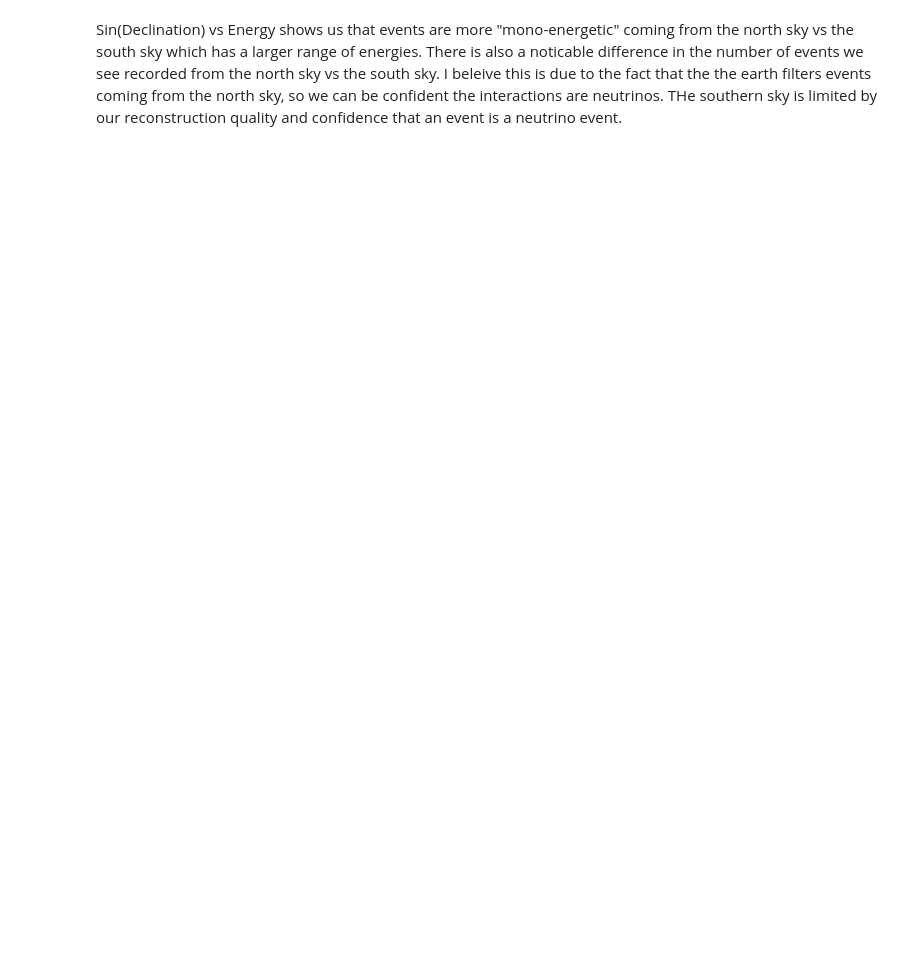
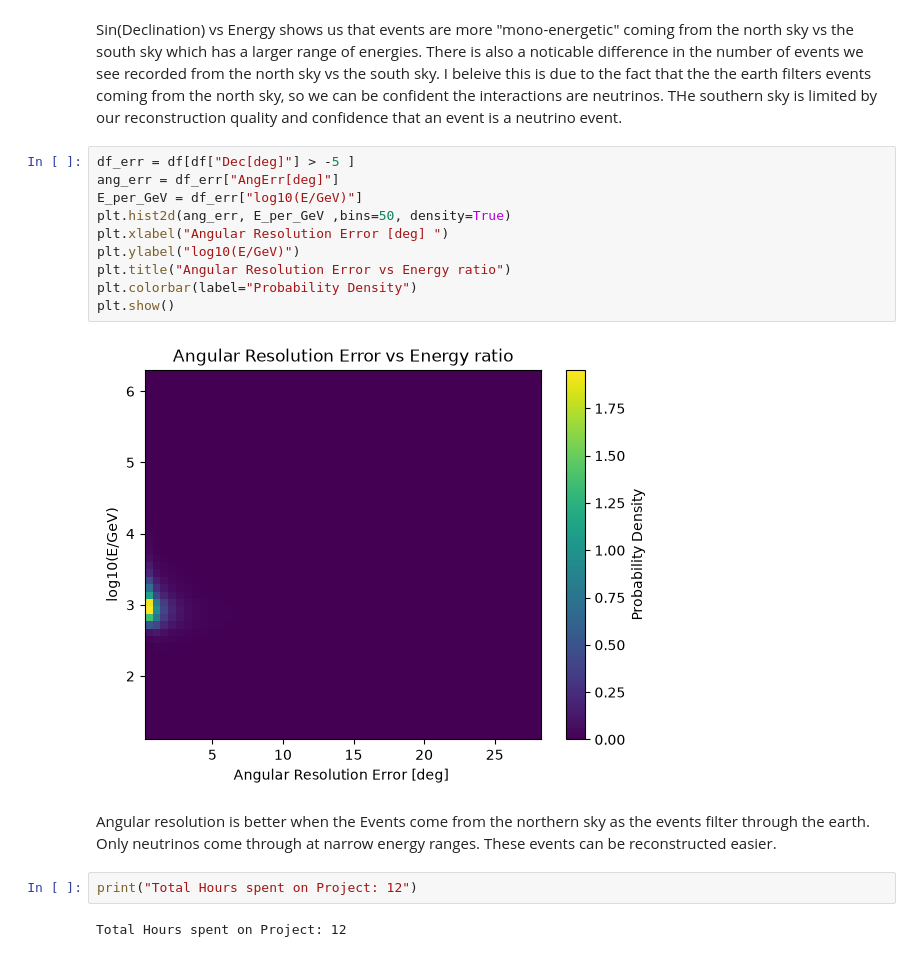
Before and after one commit to vigneshK0404/Data_Science_Projects, a Jupyter notebook: Project_1_Karthikeyan.ipynb, the cells around one changed output. Saved outputs shown, nothing was run; the diff lists cells and outputs as text; blank space fills up the shorter version.

Commit message:
Finished Project 1, Need to check results with peers

```diff
--- a/Project_1_Karthikeyan.ipynb
+++ b/Project_1_Karthikeyan.ipynb
@@ -186,2 +190,20 @@ Random Declinations: -51.542, -31.653
 # %% [markdown]
 Sin(Declination) vs Energy shows us that events are more "mono-energetic" coming from the north sky vs the south sky which has a larger range of energies. There is also a noticable difference in the number of events we see recorded from the north sky vs the south sky. I beleive this is due to the fact that the the earth filters events coming from the north sky, so we can be confident the interactions are neutrinos. THe southern sky is limited by our reconstruction quality and confidence that an event is a neutrino event.
+# %%
+df_err = df[df["Dec[deg]"] > -5 ]
+ang_err = df_err["AngErr[deg]"]
+E_per_GeV = df_err["log10(E/GeV)"]
+plt.hist2d(ang_err, E_per_GeV ,bins=50, density=True)
+plt.xlabel("Angular Resolution Error [deg] ")
+plt.ylabel("log10(E/GeV)")
+plt.title("Angular Resolution Error vs Energy ratio")
+plt.colorbar(label="Probability Density")
+plt.show()
+# %% [output]
+[figure, added]
+# %% [markdown]
+Angular resolution is better when the Events come from the northern sky as the events filter through the earth. Only neutrinos come through at narrow energy ranges. These events can be reconstructed easier.
+# %%
+print("Total Hours spent on Project: 12")
+# %% [output]
+Total Hours spent on Project: 12
```
Also changed, not shown: parts of 2 cells of this notebook.
